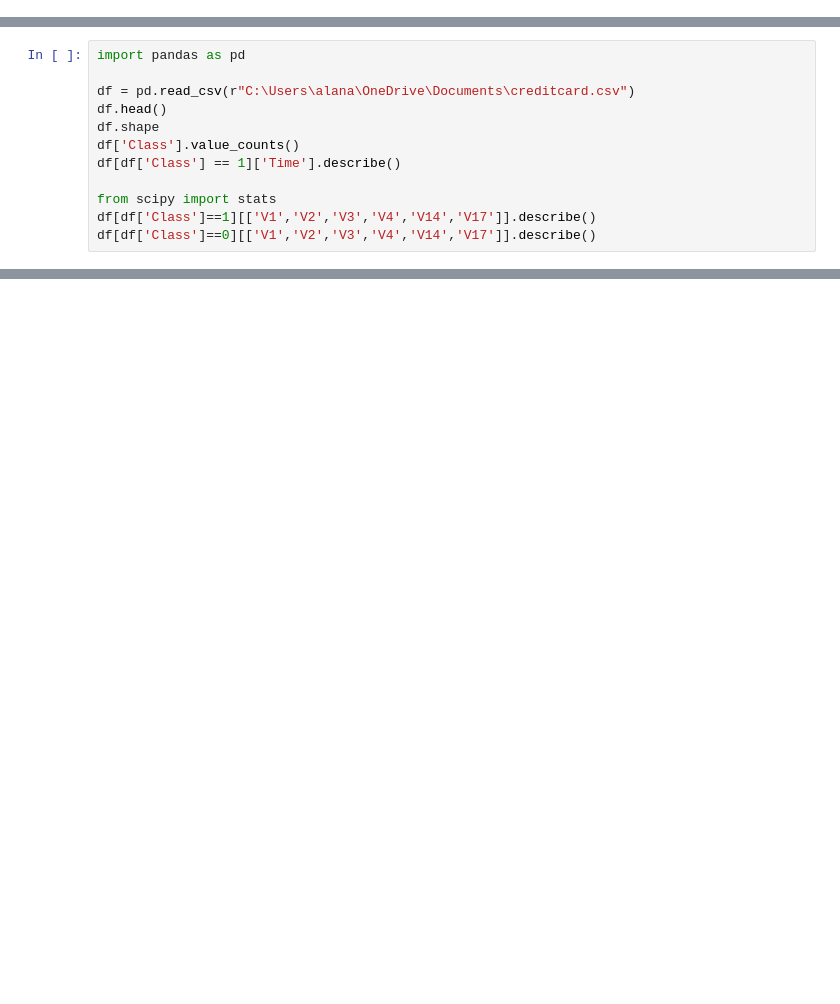
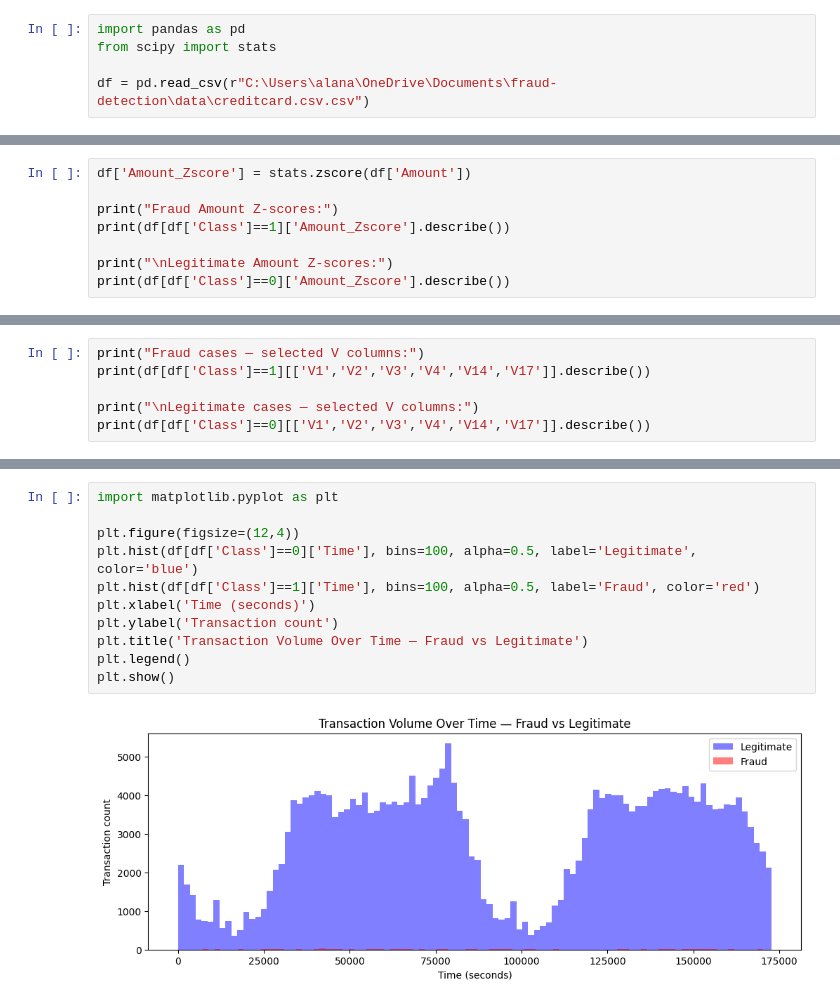
Before and after one commit to Ism2121/fraud-detection, a Jupyter notebook: notebooks/01_EDA_and_rules.ipynb, the cells around one changed output, grey strips where cells are left out. Saved outputs shown, nothing was run; the diff lists cells and outputs as text; blank space fills up the shorter version.

Commit message:
Add completed EDA Phase 1 with visualizations

```diff
--- a/notebooks/01_EDA_and_rules.ipynb
+++ b/notebooks/01_EDA_and_rules.ipynb
@@ -0,0 +8,5 @@
+# %%
+import pandas as pd
+from scipy import stats
+
+df = pd.read_csv(r"C:\Users\alana\OneDrive\Documents\fraud-detection\data\creditcard.csv.csv")
@@ -0,0 +102,8 @@
+# %%
+df['Amount_Zscore'] = stats.zscore(df['Amount'])
+
+print("Fraud Amount Z-scores:")
+print(df[df['Class']==1]['Amount_Zscore'].describe())
+
+print("\nLegitimate Amount Z-scores:")
+print(df[df['Class']==0]['Amount_Zscore'].describe())
@@ -1,13 +141,7 @@
 # %%
-import pandas as pd
+print("Fraud cases — selected V columns:")
+print(df[df['Class']==1][['V1','V2','V3','V4','V14','V17']].describe())
 
-df = pd.read_csv(r"C:\Users\alana\OneDrive\Documents\creditcard.csv")
-df.head()
-df.shape
-df['Class'].value_counts()
-df[df['Class'] == 1]['Time'].describe()
-
-from scipy import stats
-df[df['Class']==1][['V1','V2','V3','V4','V14','V17']].describe()
-df[df['Class']==0][['V1','V2','V3','V4','V14','V17']].describe()
+print("\nLegitimate cases — selected V columns:")
+print(df[df['Class']==0][['V1','V2','V3','V4','V14','V17']].describe())
 # %% [output]
@@ -36,0 +288,13 @@ Fraud catch rate: 56.50%
+# %%
+import matplotlib.pyplot as plt
+
+plt.figure(figsize=(12,4))
+plt.hist(df[df['Class']==0]['Time'], bins=100, alpha=0.5, label='Legitimate', color='blue')
+plt.hist(df[df['Class']==1]['Time'], bins=100, alpha=0.5, label='Fraud', color='red')
+plt.xlabel('Time (seconds)')
+plt.ylabel('Transaction count')
+plt.title('Transaction Volume Over Time — Fraud vs Legitimate')
+plt.legend()
+plt.show()
+# %% [output]
+[figure, added]
```
Also changed, not shown: parts of 29 cells of this notebook.
